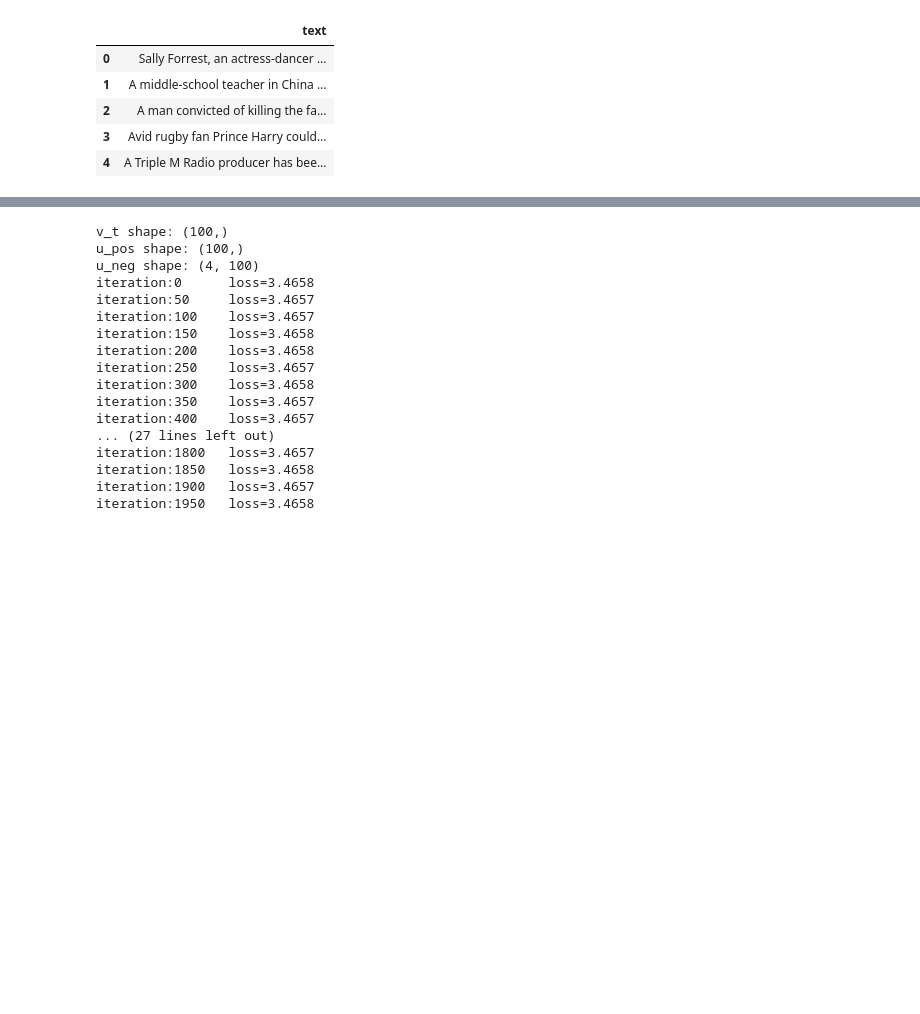
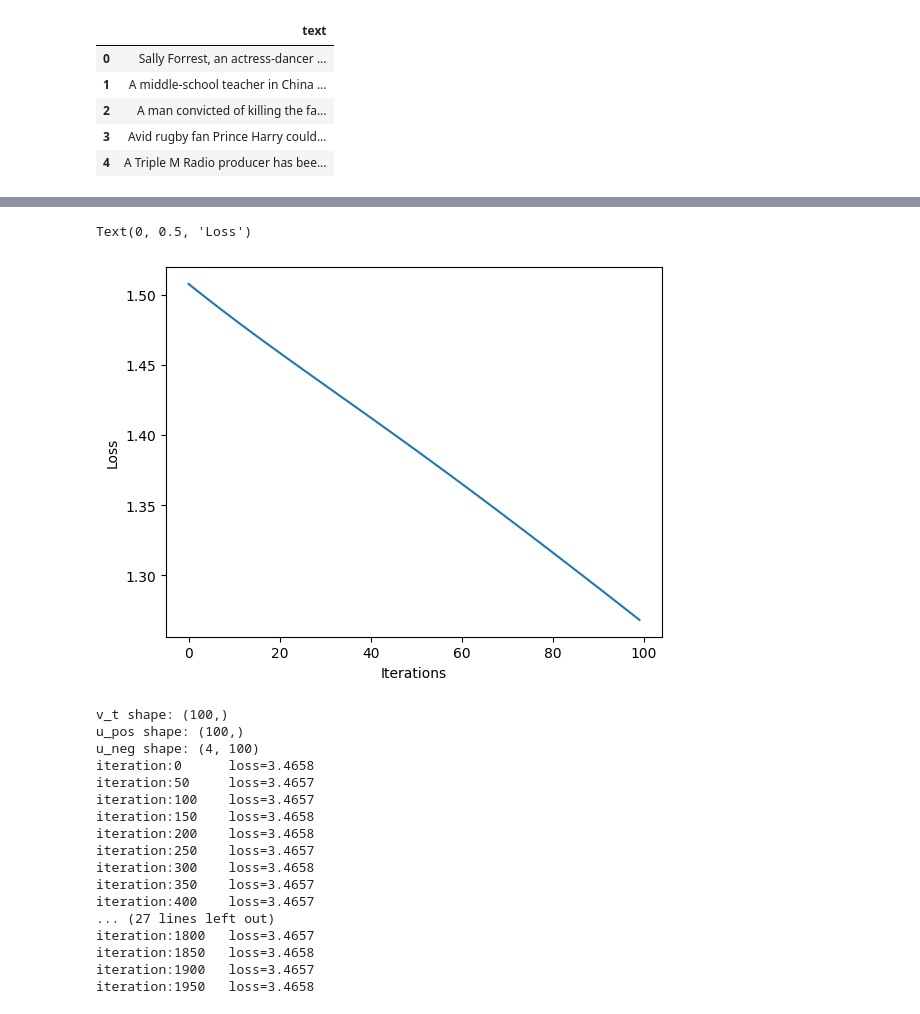
Before and after one commit to kclzl-nus/Word-Embeddings, a Jupyter notebook: skip-gram.ipynb, the cells around one changed output, grey strips where cells are left out. Saved outputs shown, nothing was run; the diff lists cells and outputs as text; code cells hidden in the pictures; blank space fills up the shorter version.

Commit message:
updated skip-gram.ipynb, contains code for batched GD and stochastic GD

```diff
--- a/skip-gram.ipynb
+++ b/skip-gram.ipynb
@@ -9,7 +9,7 @@ import tensorflow as tf
 import time
 from tqdm import tqdm
 # %%
-data = pd.read_csv('./data/raw_data.csv', header=0, names=['text'], usecols=[1])
+data = pd.read_csv('./data/raw data/raw_data.csv', header=0, names=['text'], usecols=[1])
 print(f'Data Shape: {data.shape}')
 data.head()
 # %% [output]
@@ -280,7 +286,7 @@ labels_data shape: (448421, 5)
 # %%
 # test if it works
-params = [V, U]
-print(f'loss: {loss(params, targets[:10], contexts[:10])}')
-v, g = loss_value_and_grad(params, targets[:10], contexts[:10])
-g[1].shape
+# params = [V, U]
+# print(f'loss: {loss(params, targets[:10], contexts[:10])}')
+# v, g = loss_value_and_grad(params, targets[:10], contexts[:10])
+# g[1].shape
 # %% [output]
@@ -300,19 +306,19 @@ len(targets_data)
 N = len(targets_data)
 
 # learning rate
-lr = 0.0001
+lr = 1.
 
 # number of epochs
-n_epochs = 10
+n_epochs = 100
 
 # batch size
-batch_size = 100
+batch_size = 1000
 
 # number of batches per epoch
 n_batches = N // batch_size
 
 # keep track of losses
-losses = []
+epoch_losses = []
 
 # training the network
 for epoch in range(n_epochs):
@@ -322,28 +328,20 @@ for epoch in range(n_epochs):
     contexts = contexts[perm]
     labels = labels[perm]
 
-    # epoch losses
-    epoch_losses = []
+    # losses in each epoch
+    losses = []
     for batch in range(n_batches):
         targets_batch = targets_data[batch*batch_size: (batch+1)*batch_size]
         contexts_batch = contexts_data[batch*batch_size: (batch+1)*batch_size]
         labels_batch = labels_data[batch*batch_size: (batch+1)*batch_size]
 
-        # calculate loss
+        # calculate and save losses
         loss_value, gradient = loss_value_and_grad(params, targets_batch, contexts_batch)
         losses.append(loss_value)
 
-        # update params
-        # print(f'params[0] shape: {params[0].shape}')
-        # print(f'params[1] shape: {params[1].shape}')
-        # print(f'gradient[0] shape: {gradient[0].shape}')
-        # print(f'gradient[1] shape: {gradient[1].shape}')
-
         params = [(V - lr*dV, U - lr*dU) for (V, U), (dV, dU) in zip(params, gradient)]
 
-        # add epoch losses
-        epoch_losses.append(loss_value)
-
-    if epoch % 1 == 0:
+    epoch_losses.append(np.mean(losses))
+    if epoch % 10 == 0:
         print(f"Epoch {epoch+1}/{n_epochs}, loss = {np.mean(epoch_losses)}")
 # %% [output]
@@ -360,3 +358,12 @@ Epoch 10/10, loss = 3.4657366275787354
+# %%
+# plot losses
+import matplotlib.pyplot as plt
+plt.plot(epoch_losses)
+plt.xlabel('Iterations')
+plt.ylabel('Loss')
+# %% [output]
+Text(0, 0.5, 'Loss')
+[figure, added]
 # %%
 # train using stochastic gradient descent
 
```
Also changed, not shown: parts of 16 cells of this notebook.
